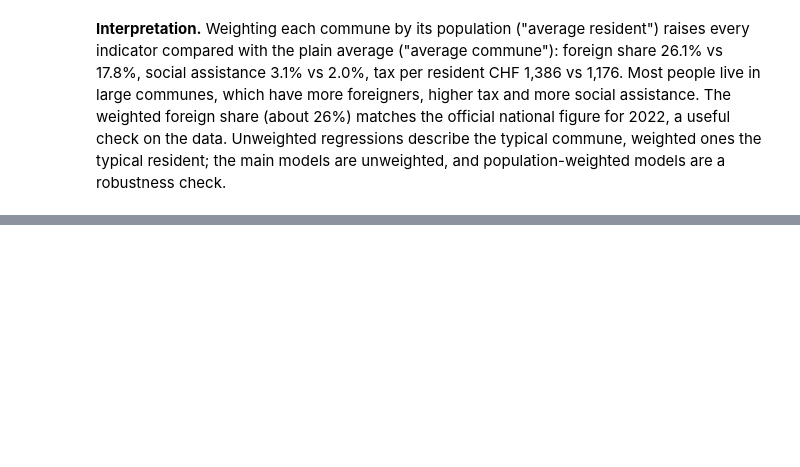
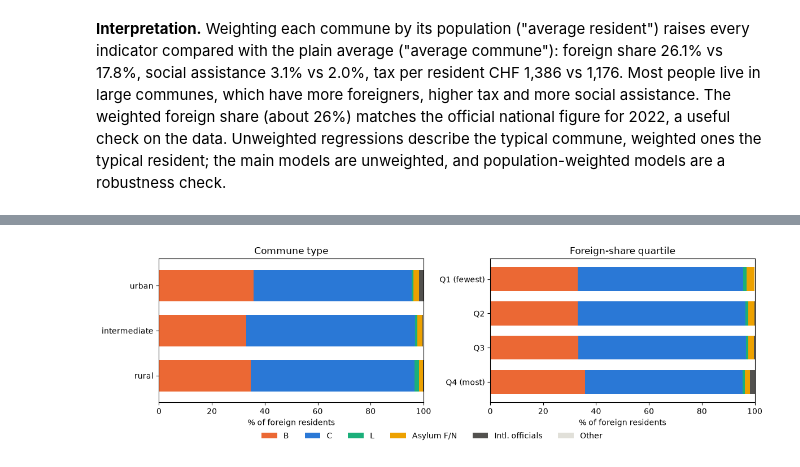
Before and after one commit to bousmarc/ADA-Project, a Jupyter notebook: notebooks/03_descriptive_stats.ipynb, the cells around one changed output, grey strips where cells are left out. Saved outputs shown, nothing was run; the diff lists cells and outputs as text; code cells hidden in the pictures; blank space fills up the shorter version.

Commit message:
Add permit composition table and chart to notebook 03

```diff
--- a/notebooks/03_descriptive_stats.ipynb
+++ b/notebooks/03_descriptive_stats.ipynb
@@ -653,0 +687,27 @@ table3
+# %%
+# One colour per permit type (only used in this figure)
+permit_colors = ["#eb6834", "#2a78d6", "#1baf7a", "#eda100",
+                 helpers.INK["secondary"], helpers.INK["grid"]]
+
+fig, axes = plt.subplots(1, 2, figsize=(12, 3.5), sharex=True)
+
+for ax, grouping in zip(axes, ["Commune type", "Foreign-share quartile"]):
+    table4.loc[grouping].plot(kind="barh", stacked=True, ax=ax,
+                              color=permit_colors, width=0.7, legend=False)
+    ax.set_title(grouping)
+    ax.set_xlabel("% of foreign residents")
+    ax.set_ylabel("")
+    ax.set_xlim(0, 100)
+    ax.invert_yaxis()           # first group on top
+
+# One shared legend under both panels
+handles, labels = axes[0].get_legend_handles_labels()
+labels = [label.replace(" (%)", "") for label in labels]
+fig.legend(handles, labels, loc="lower center", ncol=6, frameon=False,
+           bbox_to_anchor=(0.5, -0.06))
+
+fig.tight_layout()
+helpers.save_figure(fig, OUT / "fig_permit_composition.png")
+plt.show()
+# %% [output]
+[figure, added]
```
Also changed, not shown: parts of 3 cells of this notebook, 2 other files.
